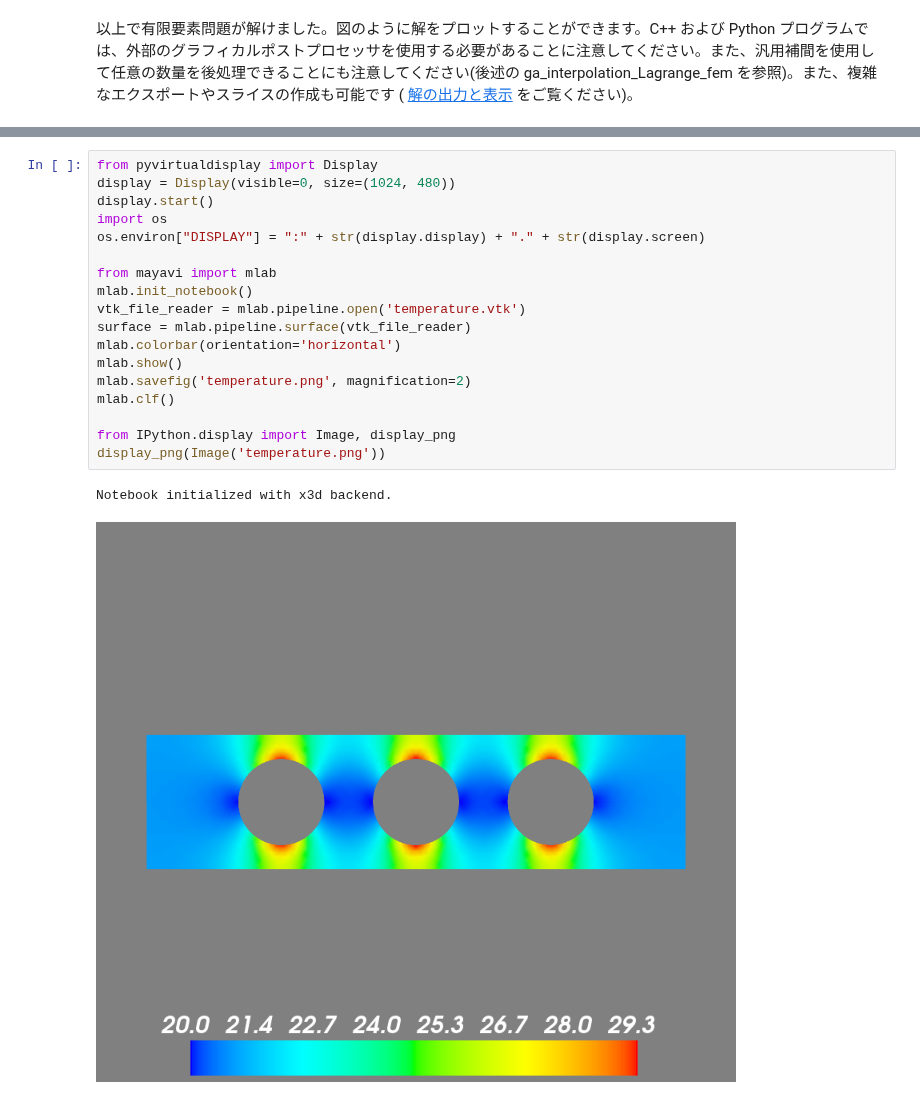
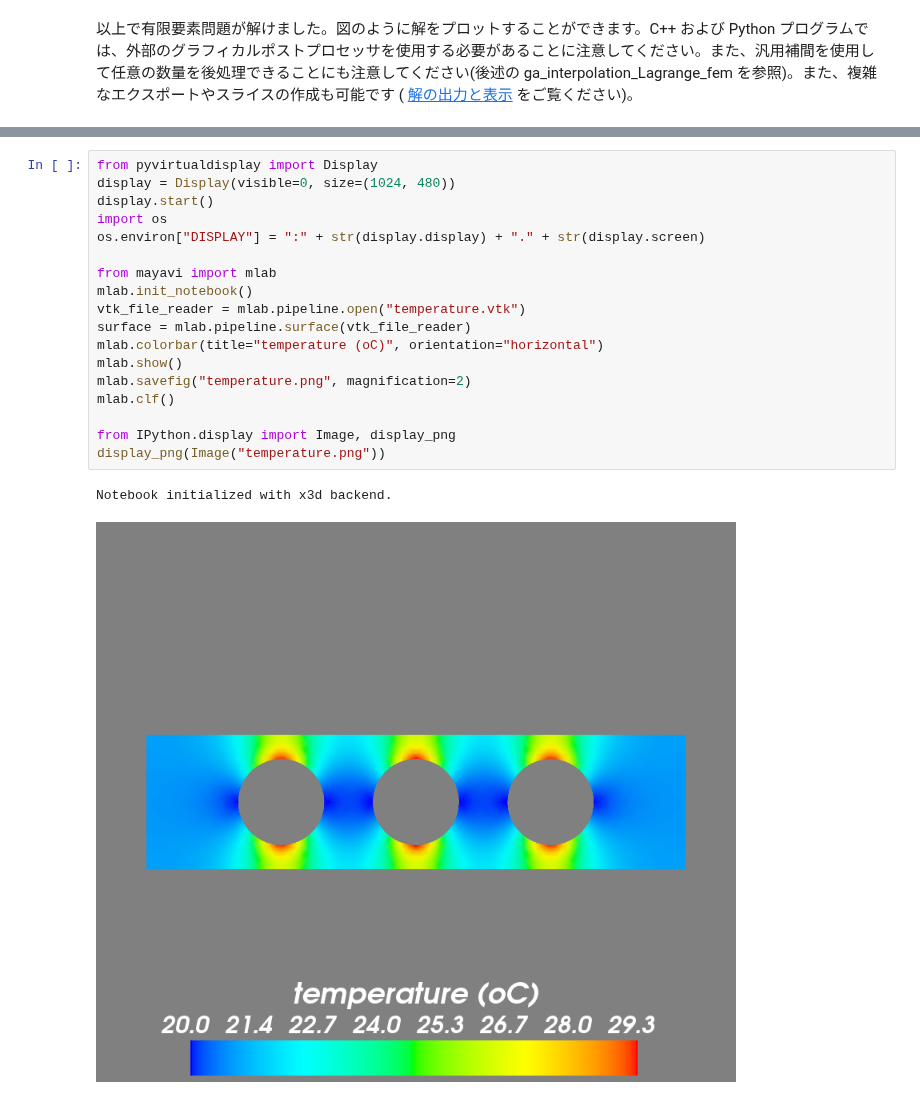
Before and after one commit to tkoyama010/Colaboratory, a Jupyter notebook: thermo_coupling.ipynb, the cells around one changed output, grey strips where cells are left out. Saved outputs shown, nothing was run; the diff lists cells and outputs as text.

```diff
--- a/thermo_coupling.ipynb
+++ b/thermo_coupling.ipynb
@@ -420,21 +448,21 @@ Notebook initialized with x3d backend.
 # %%
 from pyvirtualdisplay import Display
 display = Display(visible=0, size=(1024, 480))
 display.start()
 import os
 os.environ["DISPLAY"] = ":" + str(display.display) + "." + str(display.screen)
 
 from mayavi import mlab
 mlab.init_notebook()
-vtk_file_reader = mlab.pipeline.open('temperature.vtk')
+vtk_file_reader = mlab.pipeline.open("temperature.vtk")
 surface = mlab.pipeline.surface(vtk_file_reader)
-mlab.colorbar(orientation='horizontal')
+mlab.colorbar(title="temperature (oC)", orientation="horizontal")
 mlab.show()
-mlab.savefig('temperature.png', magnification=2)
+mlab.savefig("temperature.png", magnification=2)
 mlab.clf()
 
 from IPython.display import Image, display_png
-display_png(Image('temperature.png'))
+display_png(Image("temperature.png"))
 # %% [output]
 Notebook initialized with x3d backend.
-[figure, old version]
+[figure, new version]
```
Also changed, not shown: parts of 19 cells of this notebook.
